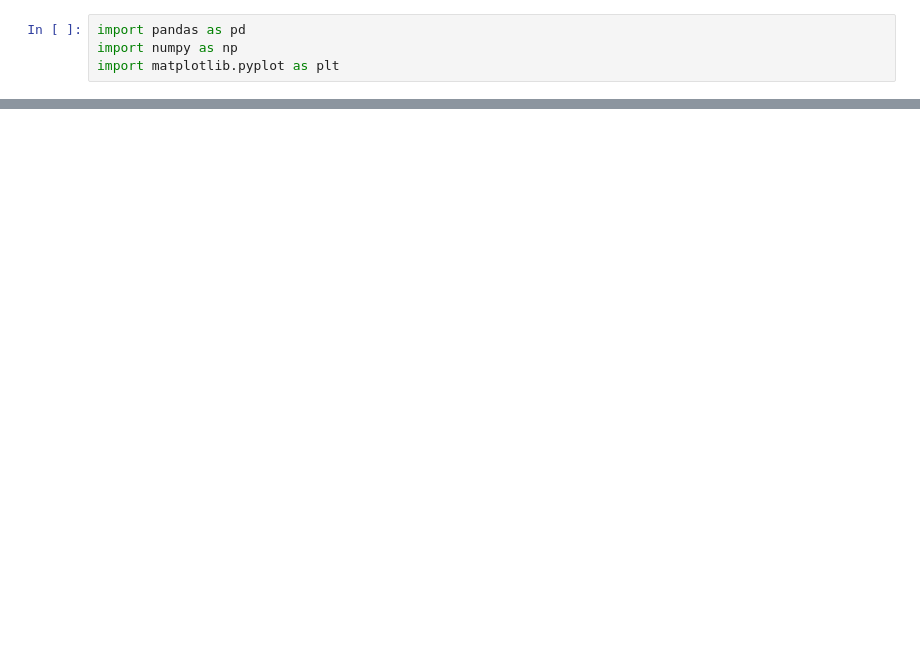
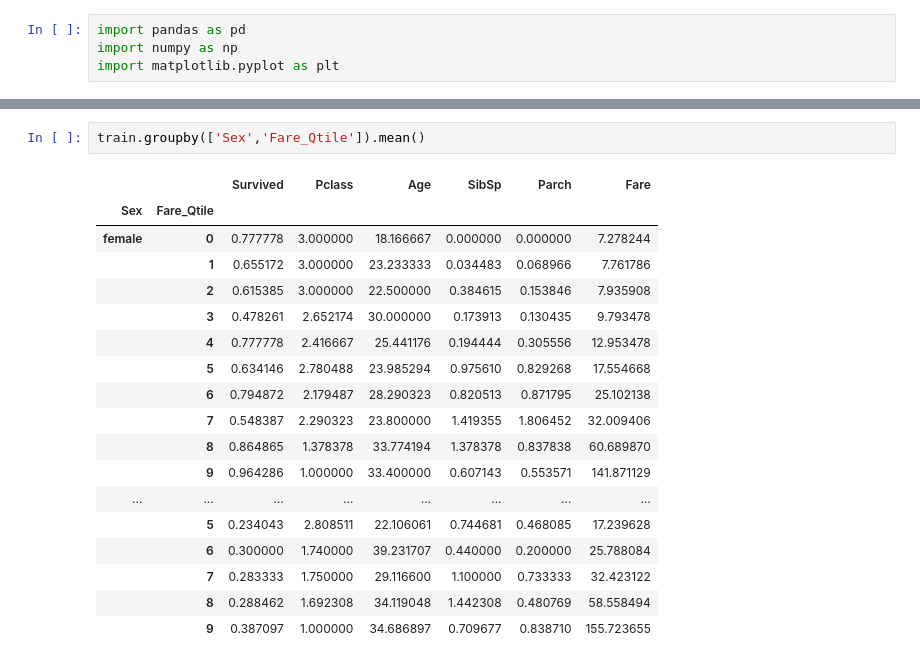
Before and after one commit to muye-wang/Titanic-Tutorial, a Jupyter notebook: Data_Explore.ipynb, the cells around one changed output, grey strips where cells are left out. Saved outputs shown, nothing was run; the diff lists cells and outputs as text; blank space fills up the shorter version.

```diff
--- a/Data_Explore.ipynb
+++ b/Data_Explore.ipynb
@@ -30,0 +80,21 @@ test.head()
+# %%
+train.groupby(['Sex','Fare_Qtile']).mean()
+# %% [output]
+|  |  | Survived | Pclass | Age | SibSp | Parch | Fare |
+| Sex | Fare_Qtile |  |  |  |  |  |  |
+| female | 0 | 0.777778 | 3.000000 | 18.166667 | 0.000000 | 0.000000 | 7.278244 |
+|  | 1 | 0.655172 | 3.000000 | 23.233333 | 0.034483 | 0.068966 | 7.761786 |
+|  | 2 | 0.615385 | 3.000000 | 22.500000 | 0.384615 | 0.153846 | 7.935908 |
+|  | 3 | 0.478261 | 2.652174 | 30.000000 | 0.173913 | 0.130435 | 9.793478 |
+|  | 4 | 0.777778 | 2.416667 | 25.441176 | 0.194444 | 0.305556 | 12.953478 |
+|  | 5 | 0.634146 | 2.780488 | 23.985294 | 0.975610 | 0.829268 | 17.554668 |
+|  | 6 | 0.794872 | 2.179487 | 28.290323 | 0.820513 | 0.871795 | 25.102138 |
+|  | 7 | 0.548387 | 2.290323 | 23.800000 | 1.419355 | 1.806452 | 32.009406 |
+|  | 8 | 0.864865 | 1.378378 | 33.774194 | 1.378378 | 0.837838 | 60.689870 |
+|  | 9 | 0.964286 | 1.000000 | 33.400000 | 0.607143 | 0.553571 | 141.871129 |
+| ... | ... | ... | ... | ... | ... | ... | ... |
+|  | 5 | 0.234043 | 2.808511 | 22.106061 | 0.744681 | 0.468085 | 17.239628 |
+|  | 6 | 0.300000 | 1.740000 | 39.231707 | 0.440000 | 0.200000 | 25.788084 |
+|  | 7 | 0.283333 | 1.750000 | 29.116600 | 1.100000 | 0.733333 | 32.423122 |
+|  | 8 | 0.288462 | 1.692308 | 34.119048 | 1.442308 | 0.480769 | 58.558494 |
+|  | 9 | 0.387097 | 1.000000 | 34.686897 | 0.709677 | 0.838710 | 155.723655 |
```
Also changed, not shown: parts of 17 cells of this notebook.
